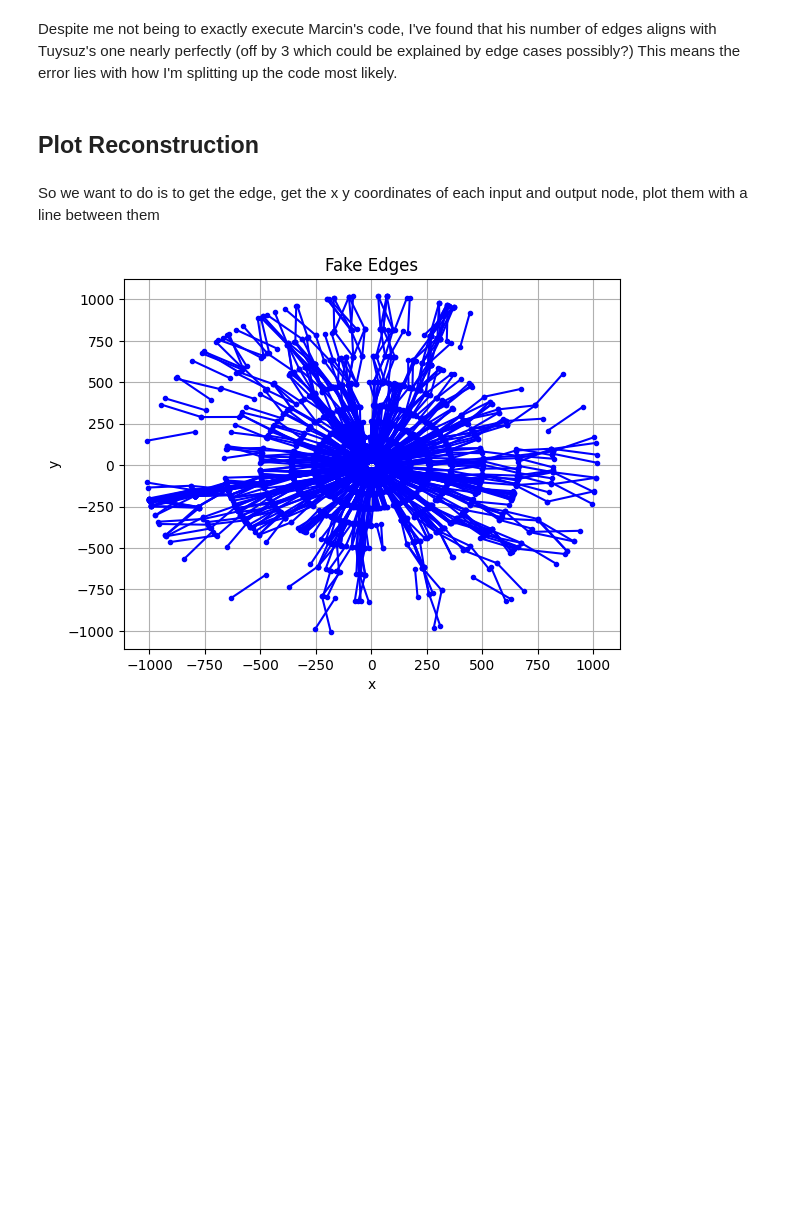
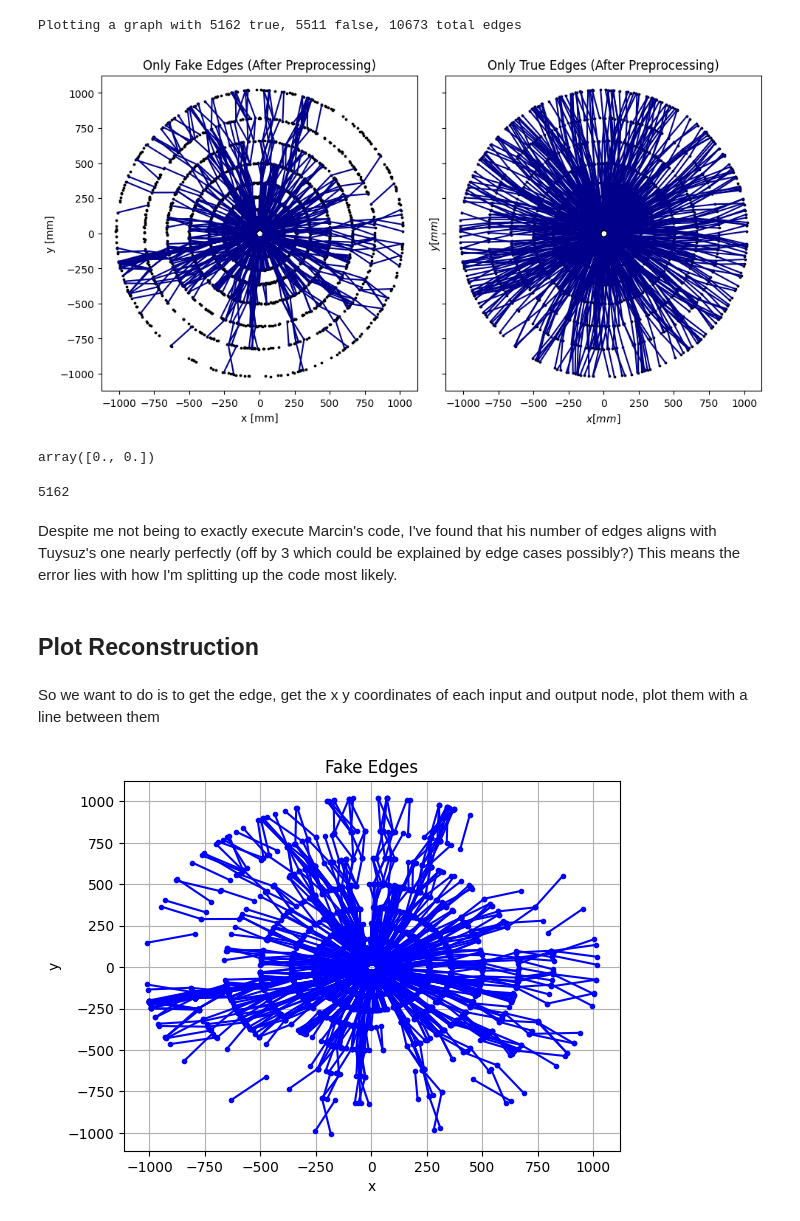
Before and after one commit to boboboon/qtrkx-gnn-tracking, a Jupyter notebook: notebooks/marcin_tusyuz.ipynb, the cells around one changed output. Cells and saved outputs as stored; diff of their text form; code cells hidden in the pictures; blank space fills up the shorter version.

```diff
--- a/notebooks/marcin_tusyuz.ipynb
+++ b/notebooks/marcin_tusyuz.ipynb
@@ -79,6 +74,70 @@ def plot_cartesian(filenames,n_section,n_files):
         ax[1].set_title('Only True Edges (After Preprocessing)')
 
         plt.show()
+# %%
+
+fig, ax = plt.subplots(1,2,figsize = (10,5),sharey=True, tight_layout=True)
+cmap = plt.get_cmap('bwr_r')
+theta_counter = 0 # start 45 degree rotated
+total_false_edges = 0
+total_true_edges = 0
+n_section=1
+
+X, Ri, Ro, y = load_graph('/Users/lucascurtin/Desktop/QGNN Repos/qtrkx-gnn-tracking/data_personal/train_graphs/event000001000_g000.npz')
+#print('Zmin: %.2f, Zmax: %.2f' %(min(X[:,2]),max(X[:,2]))   )
+X[:,1] = X[:,1] * np.pi/n_section
+theta = (X[:,1] + theta_counter)%(np.pi*2)
+
+ax[0].scatter(1000*X[:,0]*np.cos(theta), 1000*X[:,0]*np.sin(theta), c='k', s=3)
+ax[1].scatter(1000*X[:,0]*np.cos(theta), 1000*X[:,0]*np.sin(theta), c='k', s=3)
+
+#ax1.scatter(1000*X[:,0]*np.cos(theta), 1000*X[:,2], c='k')
+
+feats_o = X[np.where(Ri.T)[1]]
+feats_i = X[np.where(Ro.T)[1]]
+
+x_o = 1000*feats_o[:,0]*np.cos(feats_o[:,1]+theta_counter)
+x_i = 1000*feats_i[:,0]*np.cos(feats_i[:,1]+theta_counter)
+y_o = 1000*feats_o[:,0]*np.sin(feats_o[:,1]+theta_counter)
+y_i = 1000*feats_i[:,0]*np.sin(feats_i[:,1]+theta_counter)
+
+# print only false edges
+for j in range(y.shape[0]):
+    seg_args = dict(c='darkblue', alpha=1-y[j])
+    ax[0].plot([x_o[j],x_i[j]],[y_o[j],y_i[j]], '-', **seg_args)
+
+
+# print only true edges
+for j in range(y.shape[0]):
+    seg_args = dict(c='darkblue', alpha=y[j])
+    ax[1].plot([x_o[j],x_i[j]],[y_o[j],y_i[j]], '-', **seg_args)
+
+
+total_true_edges  += sum(y)
+total_false_edges += y.shape[0] - sum(y)
+
+theta_counter += 2*np.pi/n_section
+theta_counter = theta_counter%(np.pi*2)
+
+print('Plotting a graph with %d true, %d false, %d total edges'%(total_true_edges,total_false_edges,total_false_edges+total_true_edges))
+
+ax[0].set_xlabel('x [mm]')
+ax[0].set_ylabel('y [mm]')
+ax[1].set_xlabel('$x [mm]$')
+ax[1].set_ylabel('$y [mm]$')
+ax[0].set_aspect('equal')
+ax[1].set_aspect('equal')
+ax[0].set_title('Only Fake Edges (After Preprocessing)')
+ax[1].set_title('Only True Edges (After Preprocessing)')
+
+plt.show()
+# %% [output]
+Plotting a graph with 5162 true, 5511 false, 10673 total edges
+[figure, added]
+# %%
+np.zeros((5,2))[0]
+# %% [output]
+array([0., 0.])
 # %%
 def plot_3d(filenames,n_section,n_files, make_gif=False):
 
@@ -129,6 +188,10 @@ event = pd.DataFrame(np.load('/Users/lucascurtin/Desktop/event_1000/edges_prepro
 true_events=event.loc[event['label'] == 1]
 
 fake_events=event.loc[event['label'] == 0]
+# %%
+len(true_events)
+# %% [output]
+5162
 # %% [markdown]
 Despite me not being to exactly execute Marcin's code, I've found that his number of edges aligns with Tuysuz's one nearly perfectly (off by 3 which could be explained by edge cases possibly?) This means the error lies with how I'm splitting up the code most likely.
 # %% [markdown]
```
Also changed, not shown: parts of 4 cells of this notebook, 8 other files.
